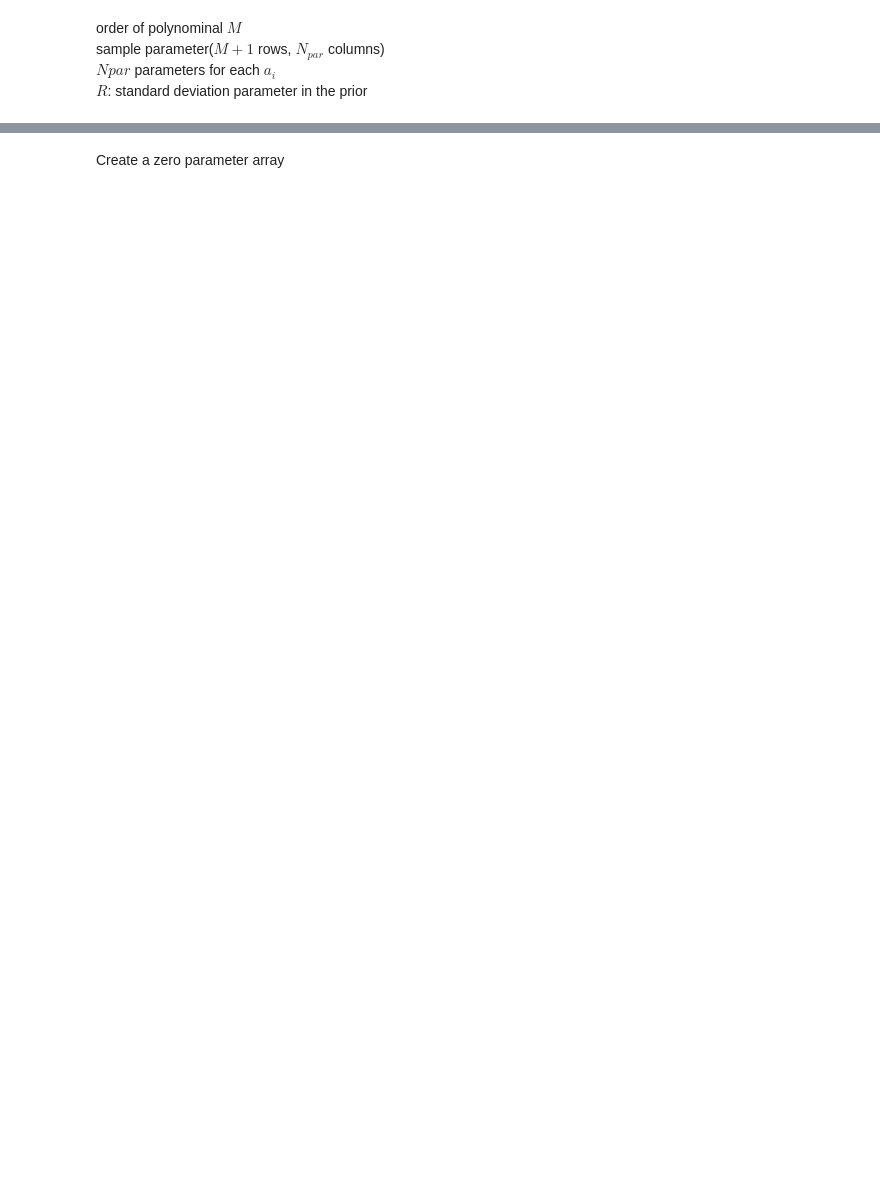
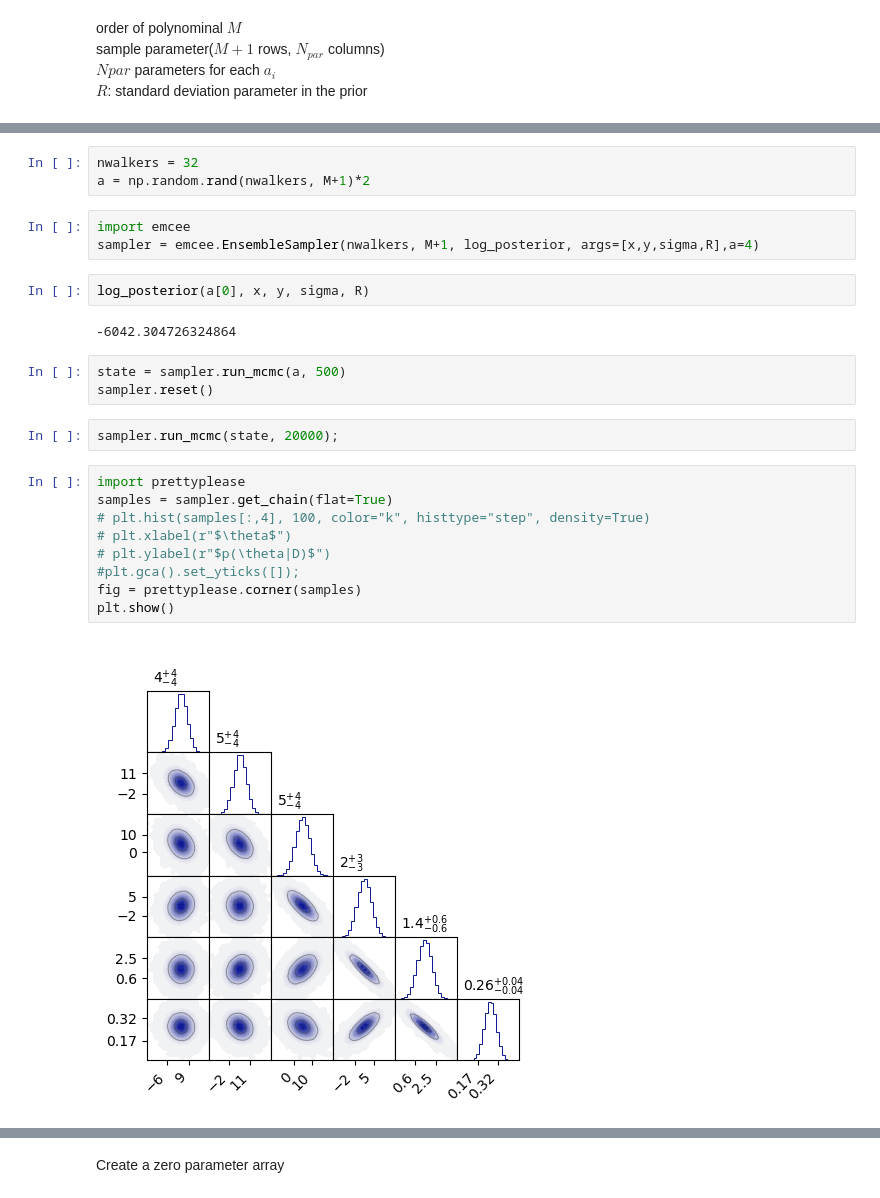
Before and after one commit to Duohereshui99/fit.test, a Jupyter notebook: Model/fit.ipynb, the cells around one changed output, grey strips where cells are left out. Saved outputs shown, nothing was run; the diff lists cells and outputs as text; blank space fills up the shorter version.

```diff
--- a/Model/fit.ipynb
+++ b/Model/fit.ipynb
@@ -125,0 +124,26 @@ create an empty likelihood array
+# %%
+nwalkers = 32
+a = np.random.rand(nwalkers, M+1)*2
+# %%
+import emcee
+sampler = emcee.EnsembleSampler(nwalkers, M+1, log_posterior, args=[x,y,sigma,R],a=4)
+# %%
+log_posterior(a[0], x, y, sigma, R)
+# %% [output]
+-6042.304726324864
+# %%
+state = sampler.run_mcmc(a, 500)
+sampler.reset()
+# %%
+sampler.run_mcmc(state, 20000);
+# %%
+import prettyplease
+samples = sampler.get_chain(flat=True)
+# plt.hist(samples[:,4], 100, color="k", histtype="step", density=True)
+# plt.xlabel(r"$\theta$")
+# plt.ylabel(r"$p(\theta|D)$")
+#plt.gca().set_yticks([]);
+fig = prettyplease.corner(samples)
+plt.show()
+# %% [output]
+[figure, added]
```
Also changed, not shown: parts of 12 cells of this notebook, 7 other files.
